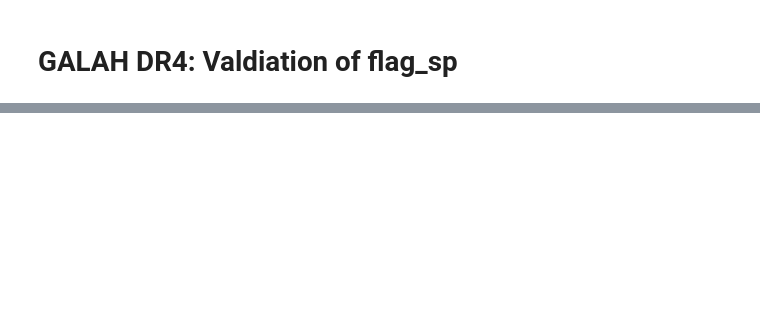
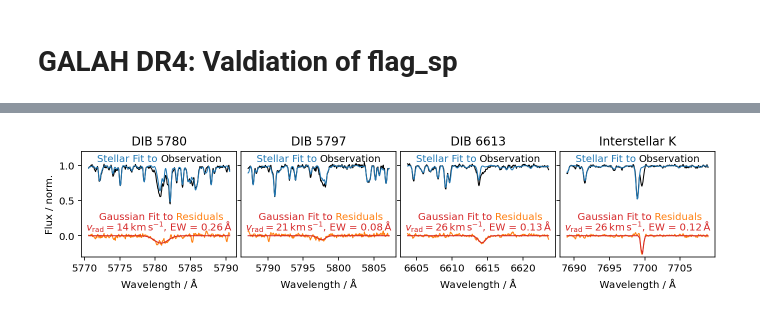
Before and after one commit to svenbuder/GALAH_DR4, a Jupyter notebook: validation/galah_dr4_validation_flag_sp.ipynb, the cells around one changed output, grey strips where cells are left out. Cells and saved outputs as stored; diff of their text form; code cells hidden in the pictures; blank space fills up the shorter version.

```diff
--- a/validation/galah_dr4_validation_flag_sp.ipynb
+++ b/validation/galah_dr4_validation_flag_sp.ipynb
@@ -266,0 +388,14 @@ flags_sven = dict()
+# %%
+examples = dict()
+examples['emission'] = 131216001101315
+examples['is_sb1'] = '04142357-6312324'
+examples['is_sb2'] = 131216002101139
+examples['sb_triple_warn'] = 131216001101122
+# examples['1'] =
+# examples['1'] =
+# examples['1'] =
+# examples['1'] =
+# examples['1'] =
+# examples['1'] =
+# examples['1'] =
+# examples['1'] =
@@ -266,0 +611,71 @@ flags_sven = dict()
+# %%
+example = [
+    ['DIB 5780',5780.59],
+    ['DIB 5797',5797.19],
+    ['DIB 6613',6613.66],
+    ['Interstellar K',7698.9643]
+]
+
+sobject_id = 131216001601014
+tmass_id = '06453479-0102137'
+
+allspec = Table.read('../catalogs/galah_dr4_allspec_230206.fits')
+allspec = allspec[allspec['sobject_id']==sobject_id]
+
+f, gs = plt.subplots(1,np.shape(example)[0],sharey=True,figsize=(10,2.5))
+
+def gauss_func(x, a, x0, sigma):
+    return -np.abs(a)*np.exp(-(x-x0)**2/(2*sigma**2))
+
+for ax_index, (reason, wavelength) in enumerate(example):
+
+    spectrum = Table.read('../analysis_products/'+str(sobject_id)[:6]+'/'+str(sobject_id)+'/'+str(sobject_id)+'_single_fit_spectrum.fits')
+
+    in_wavelength_range = np.abs(spectrum['wave'] - wavelength) < 10
+
+    ax = gs[ax_index]
+    ax.set_title(reason)
+    ax.plot(
+        spectrum['wave'][in_wavelength_range],
+        spectrum['sob'][in_wavelength_range],
+        c = 'k', label = 'Observation (Star + IS contribution)',lw=1
+    )
+    ax.plot(
+        spectrum['wave'][in_wavelength_range],
+        spectrum['smod'][in_wavelength_range],
+        c = 'C0', label = 'Fit (Star)',lw=1
+    )
+    ax.plot(
+        spectrum['wave'][in_wavelength_range],
+        spectrum['sob'][in_wavelength_range] - spectrum['smod'][in_wavelength_range],
+        c = 'C1', label = 'Residual',lw=1
+    )
+
+    if reason[:3] == 'DIB':
+        popt = [allspec['ew_dib'+reason[-4:]][0] / (allspec['sigma_dib'+reason[-4:]][0] * np.sqrt(2*np.pi)), wavelength + allspec['rv_dib'+reason[-4:]][0]/299792.4580 * wavelength, allspec['sigma_dib'+reason[-4:]][0]]
+        ew = allspec['ew_dib'+reason[-4:]][0]
+        rv = allspec['rv_dib'+reason[-4:]][0]
+    if reason == 'Interstellar K':
+        popt = [allspec['ew_k_is'][0] / (allspec['sigma_k_is'][0] * np.sqrt(2*np.pi)), wavelength + allspec['rv_k_is'][0]/299792.4580 * wavelength, allspec['sigma_k_is'][0]]
+        ew = allspec['ew_k_is'][0]
+        rv = allspec['rv_k_is'][0]
+    sample_range = np.linspace(spectrum['wave'][in_wavelength_range][0],spectrum['wave'][in_wavelength_range][-1],100)
+
+    ax.plot(
+        sample_range,
+        gauss_func(sample_range,*popt),
+        c = 'C3',lw=1
+    )
+    ax.set_ylim(-0.3,1.2)
+    ax.text(0.51,0.9,'Observation',color='k',transform=ax.transAxes,ha='left')
+    ax.text(0.49,0.9,'Stellar Fit to',color='C0',transform=ax.transAxes,ha='right')
+    ax.text(0.61,0.35,'Residuals',color='C1',transform=ax.transAxes,ha='left')
+    ax.text(0.59,0.35,'Gaussian Fit to',color='C3',transform=ax.transAxes,ha='right')
+    ax.text(0.5,0.25,r'$v_\mathrm{rad} = '+"{:.0f}".format(rv)+'\,\mathrm{km\,s^{-1}}$, EW = $'+"{:.2f}".format(ew)+'\,\mathrm{\AA}$',color='C3',transform=ax.transAxes,ha='center')
+    if ax_index == 0:
+        ax.set_ylabel('Flux / norm.')
+    ax.set_xlabel(r'Wavelength / $\mathrm{\AA}$')
+plt.tight_layout(w_pad=-2.2)
+plt.savefig('figures/example_dibs_'+tmass_id+'.png',dpi=200,bbox_inches='tight')
+# %% [output]
+[figure, added]
```
Also changed, not shown: parts of 18 cells of this notebook, 27 other files.
